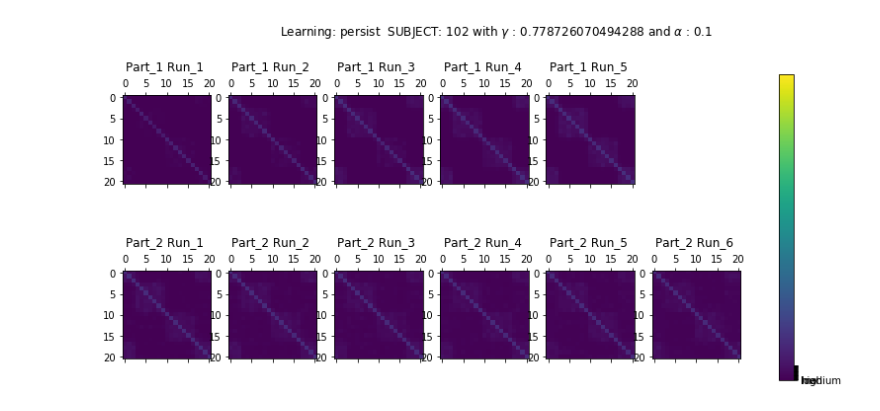
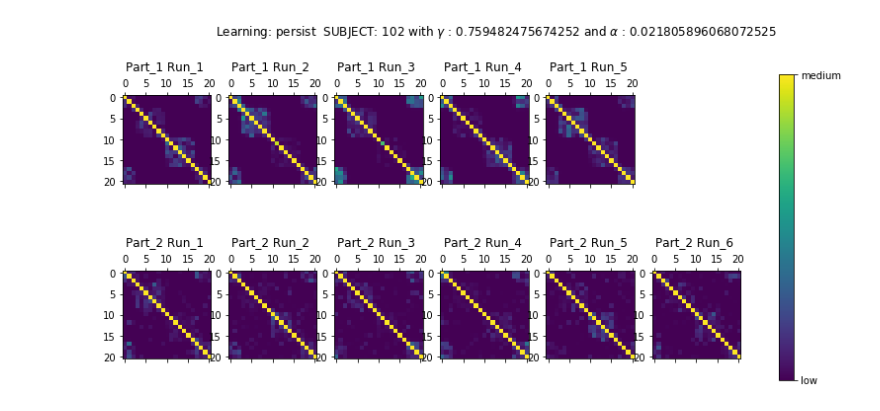
Before and after one commit to prestonlab/tesser_successor, a Jupyter notebook: test_sr_fit.ipynb, the cells around one changed output. Cells and saved outputs as stored; diff of their text form; code cells hidden in the pictures.

```diff
--- a/test_sr_fit.ipynb
+++ b/test_sr_fit.ipynb
@@ -103,4 +98,4 @@ Name: 1229, dtype: float64
 # %%
-alpha, gamma = fit.maximize_likelihood(df_struct, df_induct, 'differential evolution',1)
+alpha, gamma = fit.maximize_likelihood(df_struct, df_induct, 'differential evolution',0.70)
 alpha, gamma
 # %% [output]
@@ -122,6 +117,6 @@ df_induct.groupby('QuestType').mean()
 # %%
 # plot the SR matrix after each run
 M = sr.learn_sr(df_struct, gamma, alpha)
-plot_models.plot_explore_runs(M, subject, 'persist', gamma, alpha, vmax=10)
+plot_models.plot_explore_runs(M, subject, 'persist', gamma, alpha, vmax=0.01)
 # %% [output]
-[figure, old version]
+[figure, new version]
```
Also changed, not shown: parts of 8 cells of this notebook, 2 other files.
